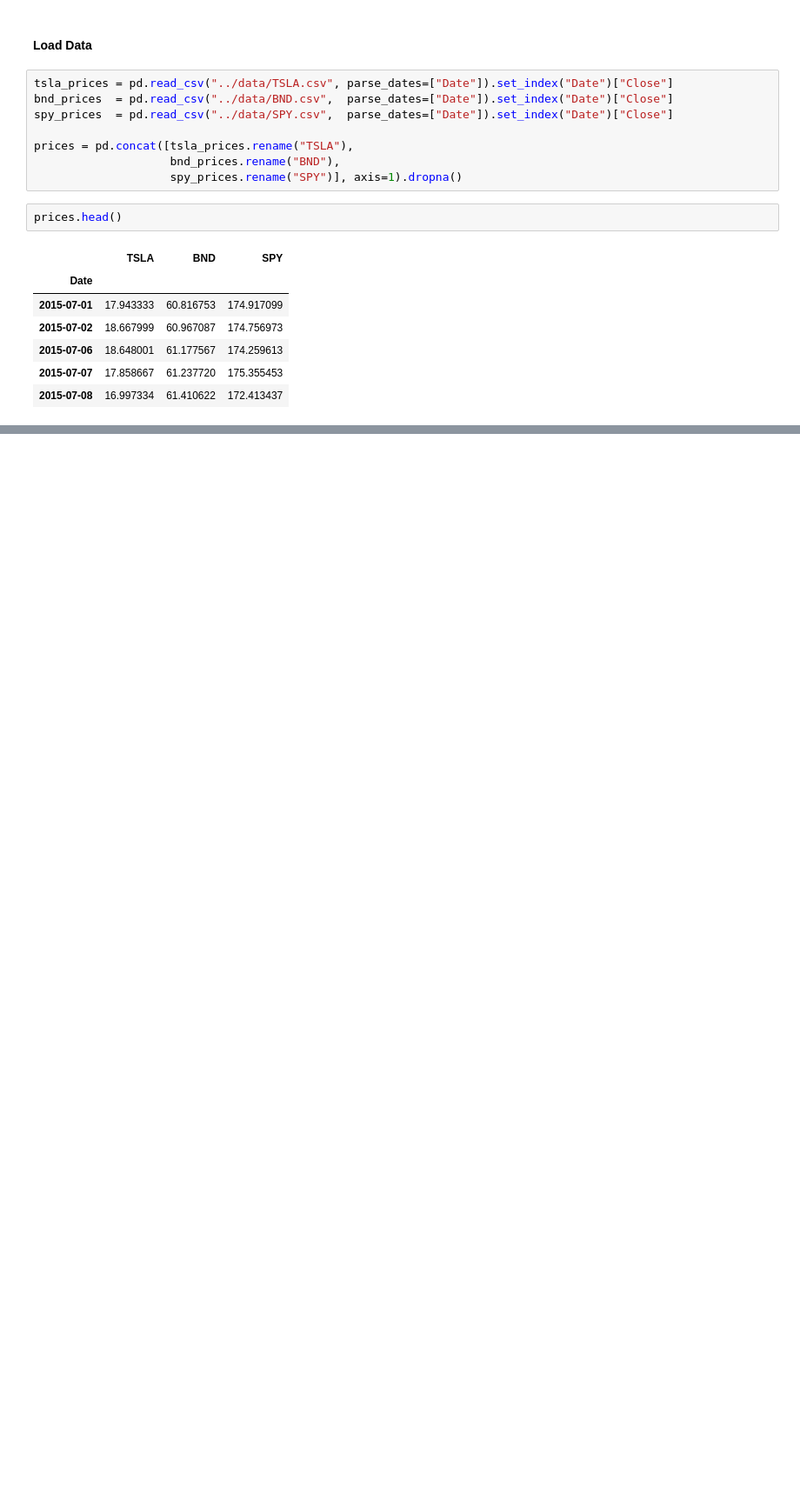
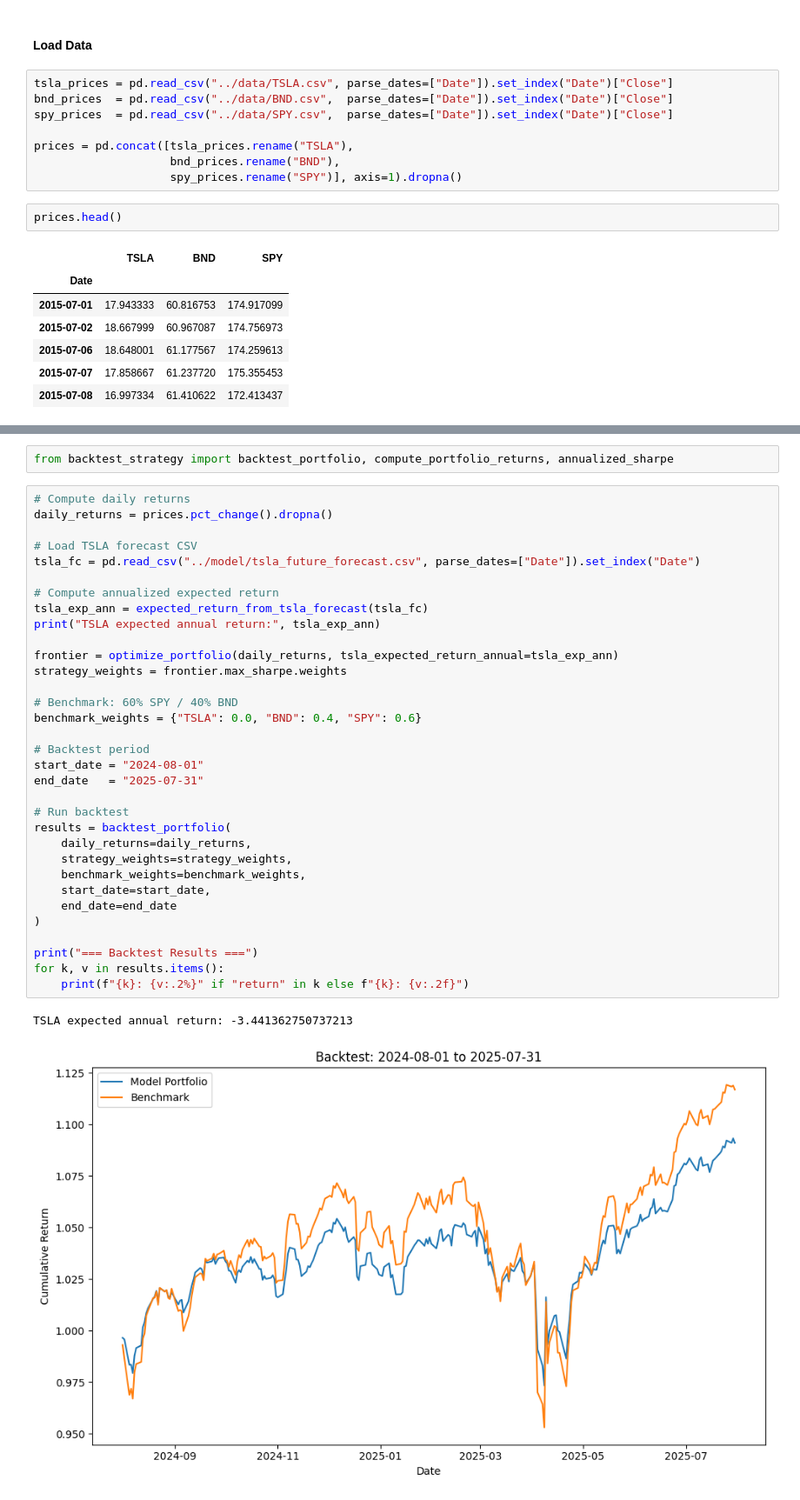
Before and after one commit to chalasimon/GMF-Time-Series-Forecasting-for-Portfolio-Optimization, a Jupyter notebook: notebooks/06_backtesting.ipynb, the cells around one changed output, grey strips where cells are left out. Shown at 87% size. Cells and saved outputs as stored; diff of their text form; blank space fills up the shorter version.

Commit message:
feat: Cumulative total returns for strategy and benchmark.

```diff
--- a/notebooks/06_backtesting.ipynb
+++ b/notebooks/06_backtesting.ipynb
@@ -36,0 +39,38 @@ prices.head()
+# %%
+from backtest_strategy import backtest_portfolio, compute_portfolio_returns, annualized_sharpe
+# %%
+# Compute daily returns
+daily_returns = prices.pct_change().dropna()
+
+# Load TSLA forecast CSV
+tsla_fc = pd.read_csv("../model/tsla_future_forecast.csv", parse_dates=["Date"]).set_index("Date")
+
+# Compute annualized expected return
+tsla_exp_ann = expected_return_from_tsla_forecast(tsla_fc)
+print("TSLA expected annual return:", tsla_exp_ann)
+
+frontier = optimize_portfolio(daily_returns, tsla_expected_return_annual=tsla_exp_ann)
+strategy_weights = frontier.max_sharpe.weights
+
+# Benchmark: 60% SPY / 40% BND
+benchmark_weights = {"TSLA": 0.0, "BND": 0.4, "SPY": 0.6}
+
+# Backtest period
+start_date = "2024-08-01"
+end_date   = "2025-07-31"
+
+# Run backtest
+results = backtest_portfolio(
+    daily_returns=daily_returns,
+    strategy_weights=strategy_weights,
+    benchmark_weights=benchmark_weights,
+    start_date=start_date,
+    end_date=end_date
+)
+
+print("=== Backtest Results ===")
+for k, v in results.items():
+    print(f"{k}: {v:.2%}" if "return" in k else f"{k}: {v:.2f}")
+# %% [output]
+TSLA expected annual return: -3.441362750737213
+[figure, added]
```
Also changed, not shown: parts of 3 cells of this notebook, 1 other file.
